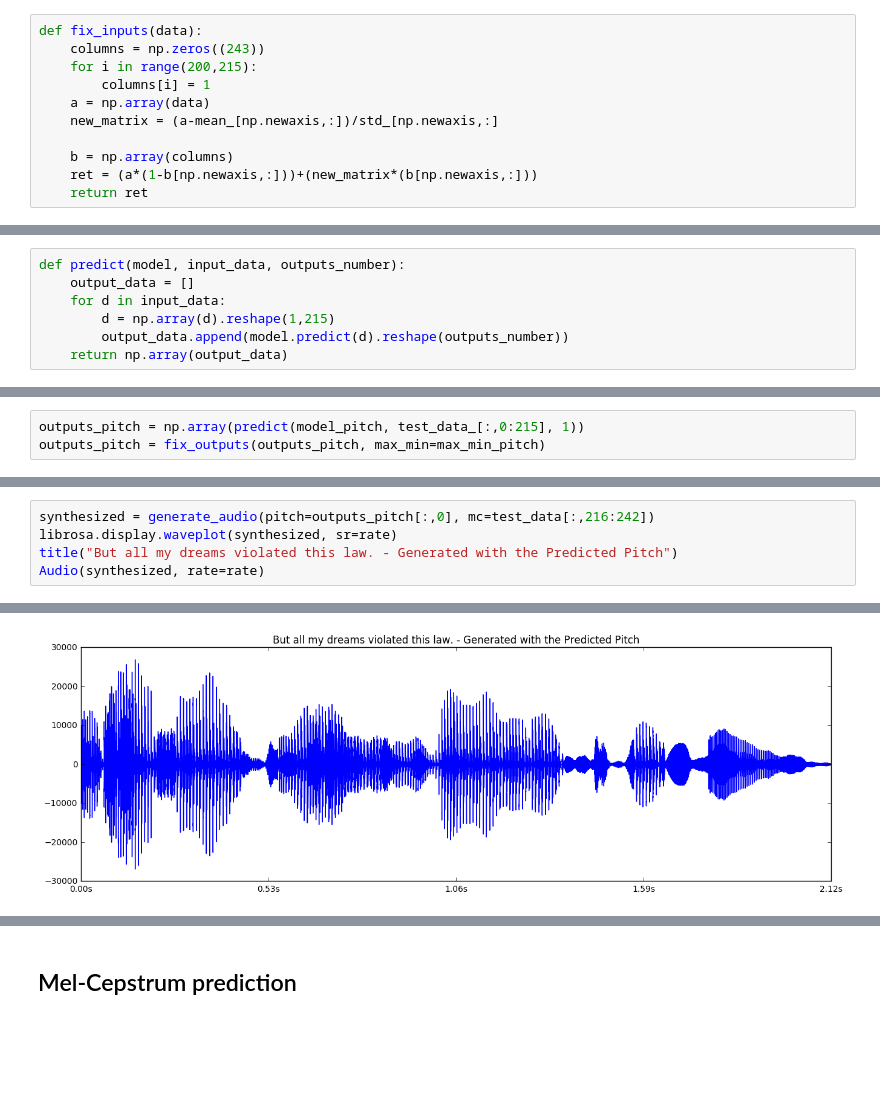
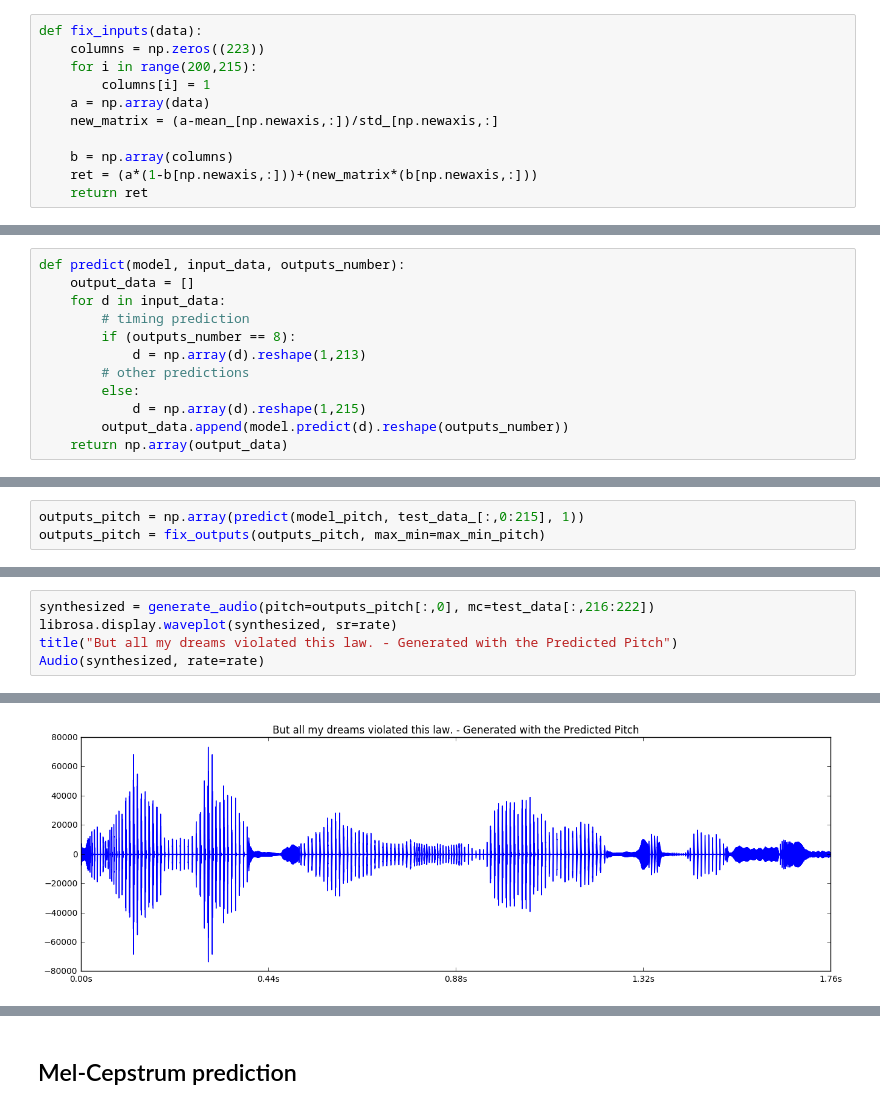
Before and after one commit to negedng/vitmav45-2016-Rhinos-public, a Jupyter notebook: Results.ipynb, the cells around one changed output, grey strips where cells are left out. Cells and saved outputs as stored; diff of their text form; blank space fills up the shorter version.

```diff
--- a/Results.ipynb
+++ b/Results.ipynb
@@ -27,7 +28,7 @@ Using TensorFlow backend.
 ### Functions
 # %%
 def fix_inputs(data):
-    columns = np.zeros((243))
+    columns = np.zeros((223))
     for i in range(200,215):
         columns[i] = 1
     a = np.array(data)
@@ -43,7 +44,12 @@ def fix_outputs(output_data, max_min):
 def predict(model, input_data, outputs_number):
     output_data = []
     for d in input_data:
-        d = np.array(d).reshape(1,215)
+        # timing prediction
+        if (outputs_number == 8):
+            d = np.array(d).reshape(1,213)
+        # other predictions
+        else:
+            d = np.array(d).reshape(1,215)
         output_data.append(model.predict(d).reshape(outputs_number))
     return np.array(output_data)
 # %%
@@ -184,10 +190,10 @@ show()
 # %%
-synthesized = generate_audio(pitch=outputs_pitch[:,0], mc=test_data[:,216:242])
+synthesized = generate_audio(pitch=outputs_pitch[:,0], mc=test_data[:,216:222])
 librosa.display.waveplot(synthesized, sr=rate)
 title("But all my dreams violated this law. - Generated with the Predicted Pitch")
 Audio(synthesized, rate=rate)
 # %% [output]
 [interactive output not drawn]
-[figure, old version]
+[figure, new version]
 # %%
 outputs_pitch_uv = outputs_pitch * outputs_uv
```
Also changed, not shown: parts of 24 cells of this notebook, 5 other files.
